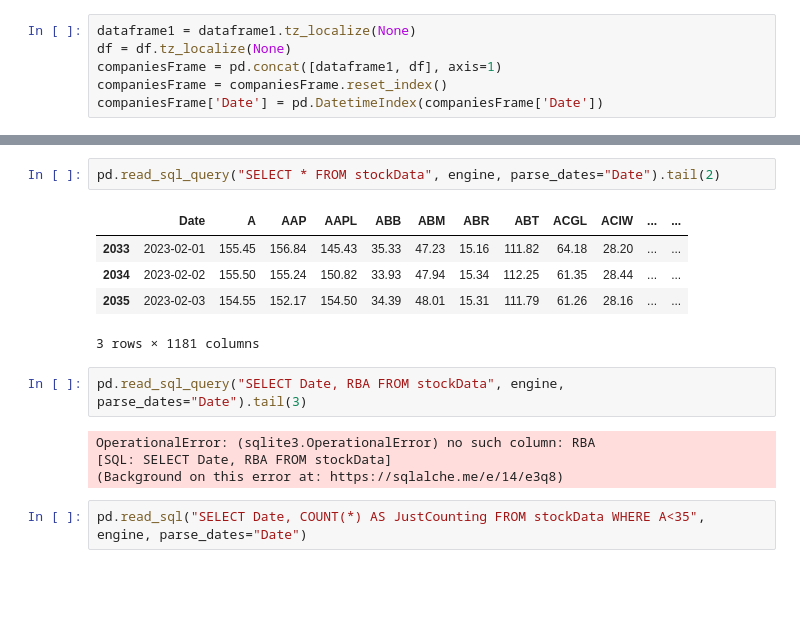
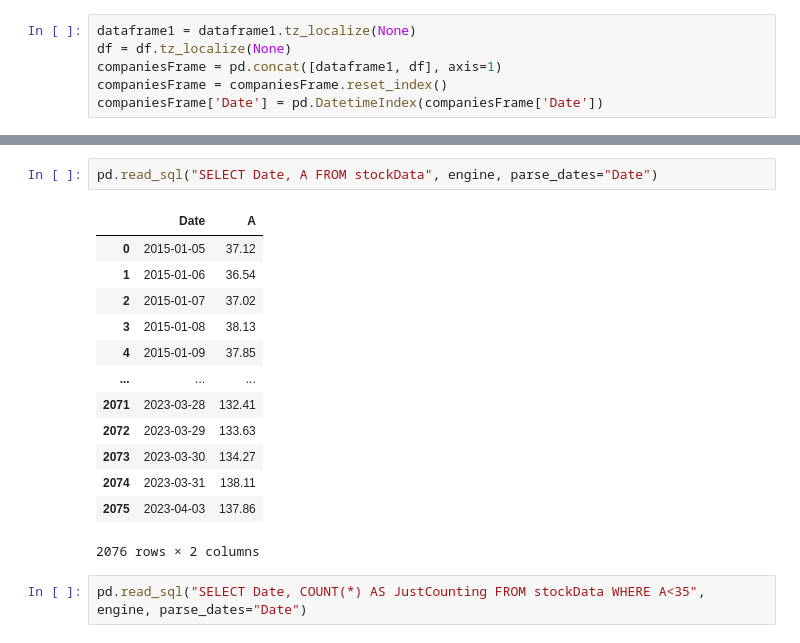
Before and after one commit to paul10116/Stock-Market, a Jupyter notebook: database.ipynb, the cells around one changed output, grey strips where cells are left out. Drawn from its saved outputs; the diff is of its cells as text; blank space fills up the shorter version.

```diff
--- a/database.ipynb
+++ b/database.ipynb
@@ -70,17 +103,19 @@ indexes_data.to_sql("indexes", engine, if_exists='replace', index=False)
 # %%
-pd.read_sql_query("SELECT * FROM stockData", engine, parse_dates="Date").tail(2)
+pd.read_sql("SELECT Date, A FROM stockData", engine, parse_dates="Date")
 # %% [output]
-|  | Date | A | AAP | AAPL | ABB | ABM | ABR | ABT | ACGL | ACIW | ... | ... |
-| 2033 | 2023-02-01 | 155.45 | 156.84 | 145.43 | 35.33 | 47.23 | 15.16 | 111.82 | 64.18 | 28.20 | ... | ... |
-| 2034 | 2023-02-02 | 155.50 | 155.24 | 150.82 | 33.93 | 47.94 | 15.34 | 112.25 | 61.35 | 28.44 | ... | ... |
-| 2035 | 2023-02-03 | 154.55 | 152.17 | 154.50 | 34.39 | 48.01 | 15.31 | 111.79 | 61.26 | 28.16 | ... | ... |
+|  | Date | A |
+| 0 | 2015-01-05 | 37.12 |
+| 1 | 2015-01-06 | 36.54 |
+| 2 | 2015-01-07 | 37.02 |
+| 3 | 2015-01-08 | 38.13 |
+| 4 | 2015-01-09 | 37.85 |
+| ... | ... | ... |
+| 2071 | 2023-03-28 | 132.41 |
+| 2072 | 2023-03-29 | 133.63 |
+| 2073 | 2023-03-30 | 134.27 |
+| 2074 | 2023-03-31 | 138.11 |
+| 2075 | 2023-04-03 | 137.86 |
-3 rows × 1181 columns
+2076 rows × 2 columns
-# %%
-pd.read_sql_query("SELECT Date, RBA FROM stockData", engine, parse_dates="Date").tail(3)
-# %% [output]
-OperationalError: (sqlite3.OperationalError) no such column: RBA
-[SQL: SELECT Date, RBA FROM stockData]
-(Background on this error at: https://sqlalche.me/e/14/e3q8)
 # %%
 pd.read_sql("SELECT Date, COUNT(*) AS JustCounting FROM stockData WHERE A<35", engine, parse_dates="Date")
 # %% [output]
```
Also changed, not shown: parts of 17 cells of this notebook, 17 other files.
